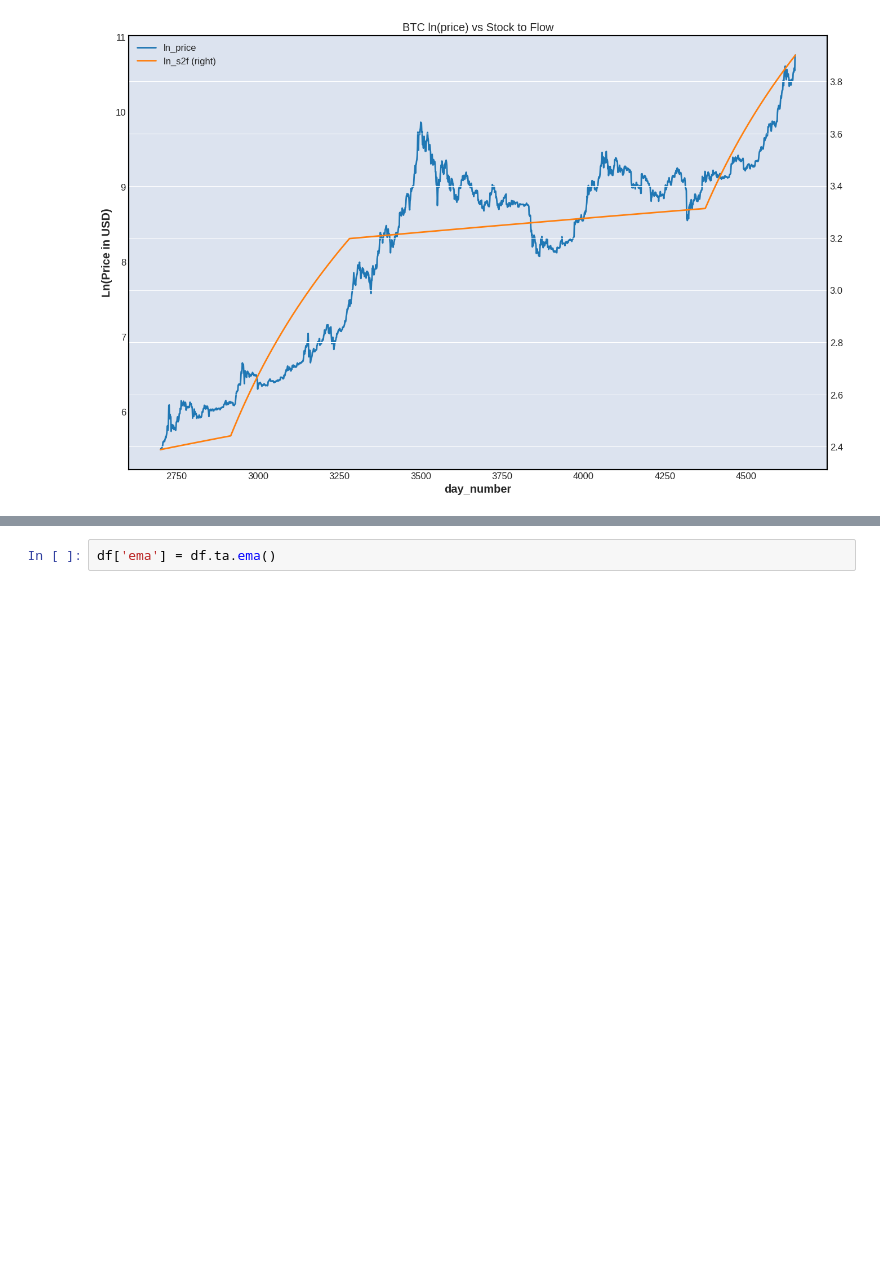
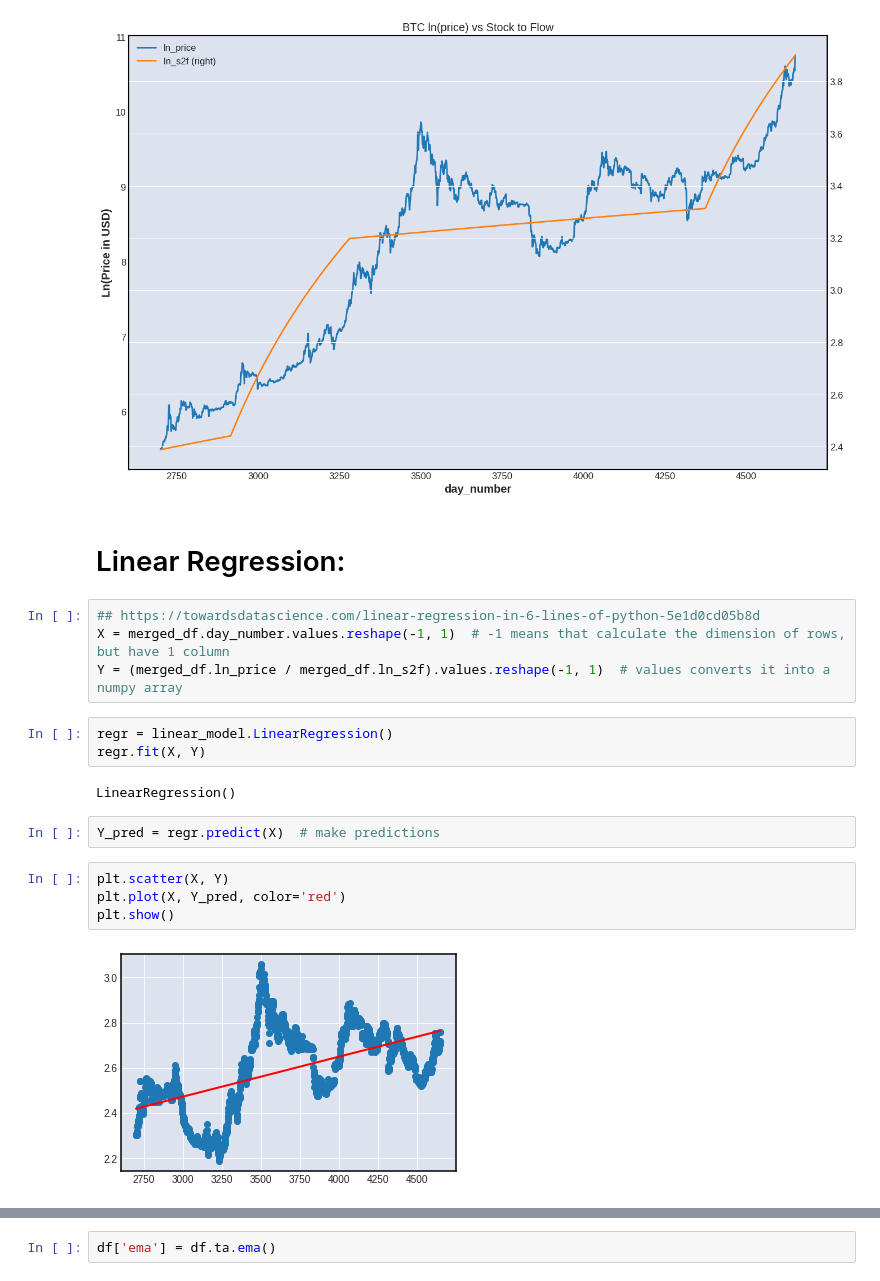
Before and after one commit to MajorTal/btc_s2f, a Jupyter notebook: analyze_btc.ipynb, the cells around one changed output, grey strips where cells are left out. Drawn from its saved outputs; the diff is of its cells as text; blank space fills up the shorter version.

```diff
--- a/analyze_btc.ipynb
+++ b/analyze_btc.ipynb
@@ -141,3 +143,23 @@ ax = merged_df.plot(x="day_number", y="ln_s2f", secondary_y=True, ax=ax)
 # ax.set_ylabel('Stock to Flow - Orange line', fontsize=14)
 # %% [output]
 [figure]
+# %% [markdown]
+Linear Regression:
+==================
+# %%
+## https://towardsdatascience.com/linear-regression-in-6-lines-of-python-5e1d0cd05b8d
+X = merged_df.day_number.values.reshape(-1, 1)  # -1 means that calculate the dimension of rows, but have 1 column
+Y = (merged_df.ln_price / merged_df.ln_s2f).values.reshape(-1, 1)  # values converts it into a numpy array
+# %%
+regr = linear_model.LinearRegression()
+regr.fit(X, Y)
+# %% [output]
+LinearRegression()
+# %%
+Y_pred = regr.predict(X)  # make predictions
+# %%
+plt.scatter(X, Y)
+plt.plot(X, Y_pred, color='red')
+plt.show()
+# %% [output]
+[figure, added]
```
Also changed, not shown: parts of 7 cells of this notebook.
